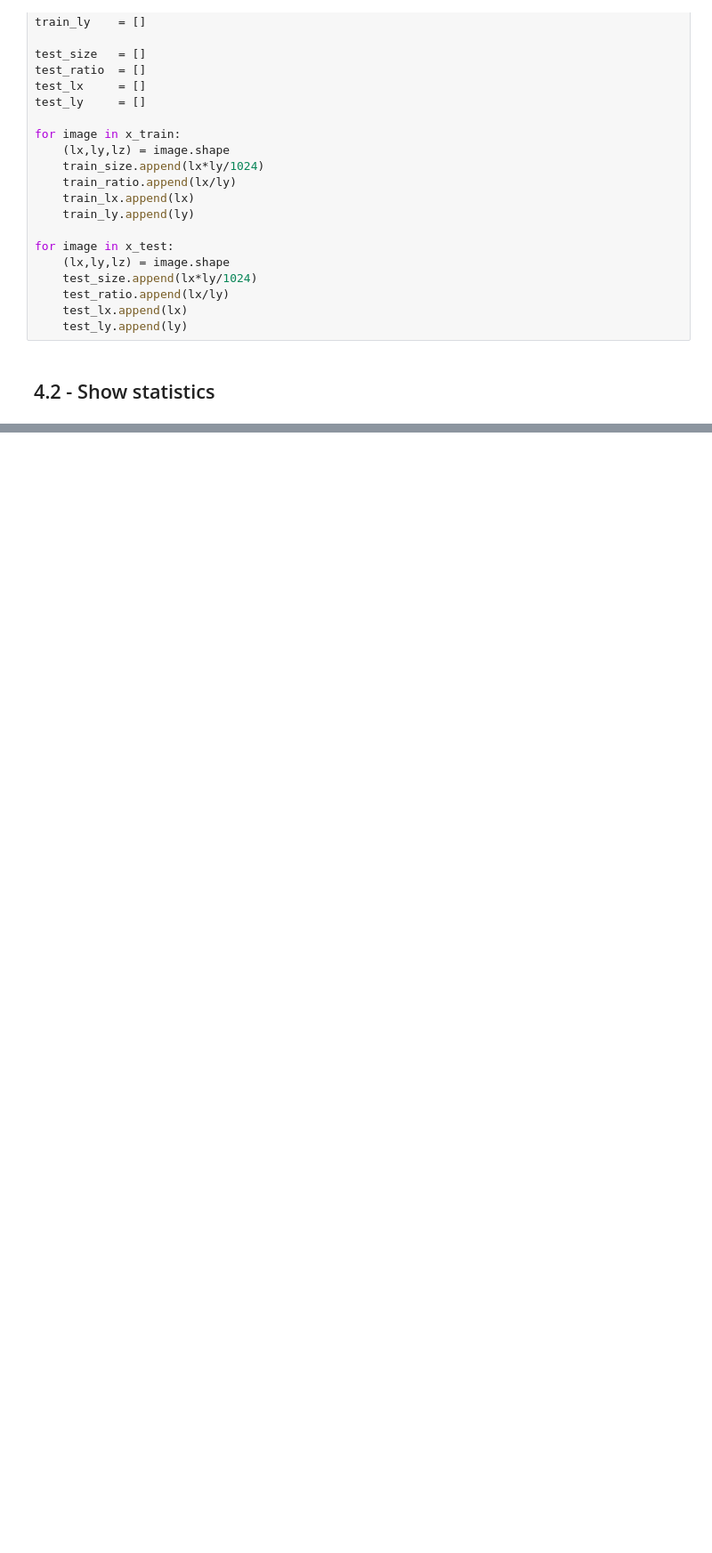
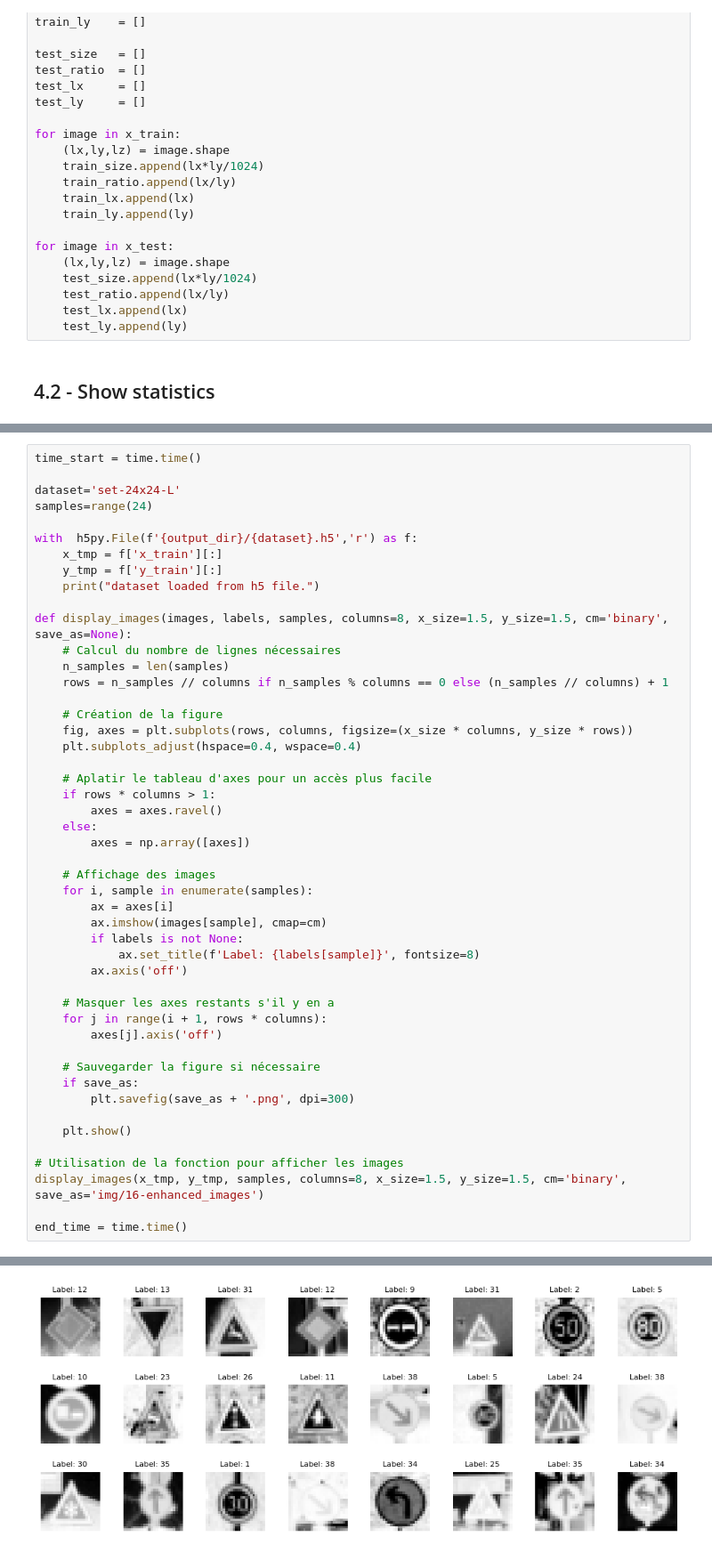
Before and after one commit to JulesUSG15/Apprentissage-Panneaux, a Jupyter notebook: Preparatio_data.ipynb, the cells around one changed output, grey strips where cells are left out. Shown at 89% size. Saved outputs shown, nothing was run; the diff lists cells and outputs as text; blank space fills up the shorter version.

```diff
--- a/Preparatio_data.ipynb
+++ b/Preparatio_data.ipynb
@@ -261,0 +571,49 @@ NameError: name 'fidle' is not defined
+# %%
+time_start = time.time()
+
+dataset='set-24x24-L'
+samples=range(24)
+
+with  h5py.File(f'{output_dir}/{dataset}.h5','r') as f:
+    x_tmp = f['x_train'][:]
+    y_tmp = f['y_train'][:]
+    print("dataset loaded from h5 file.")
+
+def display_images(images, labels, samples, columns=8, x_size=1.5, y_size=1.5, cm='binary', save_as=None):
+    # Calcul du nombre de lignes nécessaires
+    n_samples = len(samples)
+    rows = n_samples // columns if n_samples % columns == 0 else (n_samples // columns) + 1
+
+    # Création de la figure
+    fig, axes = plt.subplots(rows, columns, figsize=(x_size * columns, y_size * rows))
+    plt.subplots_adjust(hspace=0.4, wspace=0.4)
+
+    # Aplatir le tableau d'axes pour un accès plus facile
+    if rows * columns > 1:
+        axes = axes.ravel()
+    else:
+        axes = np.array([axes])
+
+    # Affichage des images
+    for i, sample in enumerate(samples):
+        ax = axes[i]
+        ax.imshow(images[sample], cmap=cm)
+        if labels is not None:
+            ax.set_title(f'Label: {labels[sample]}', fontsize=8)
+        ax.axis('off')
+
+    # Masquer les axes restants s'il y en a
+    for j in range(i + 1, rows * columns):
+        axes[j].axis('off')
+
+    # Sauvegarder la figure si nécessaire
+    if save_as:
+        plt.savefig(save_as + '.png', dpi=300)
+
+    plt.show()
+
+# Utilisation de la fonction pour afficher les images
+display_images(x_tmp, y_tmp, samples, columns=8, x_size=1.5, y_size=1.5, cm='binary', save_as='img/16-enhanced_images')
+
+end_time = time.time()
+# %% [output]
@@ -261,0 +621 @@ NameError: name 'fidle' is not defined
+[figure, added]
```
Also changed, not shown: parts of 21 cells of this notebook, 11 other files.
